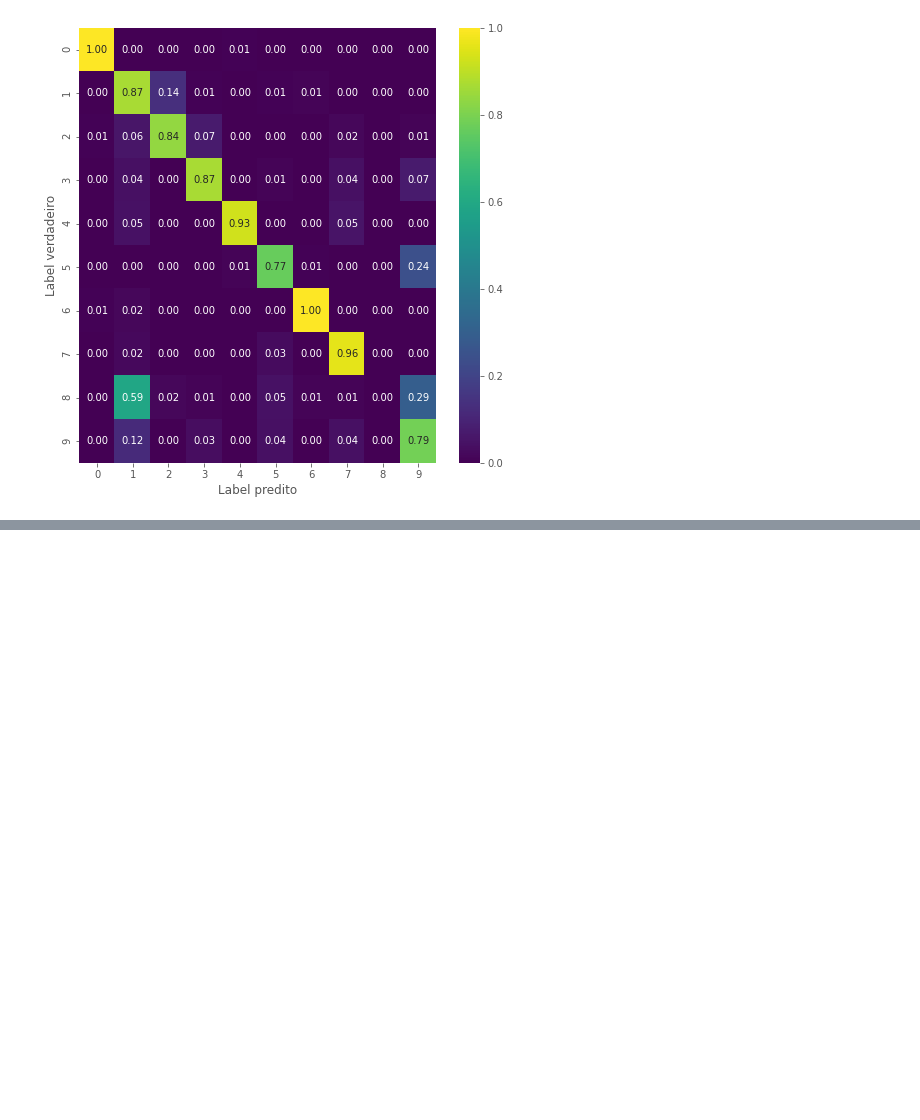
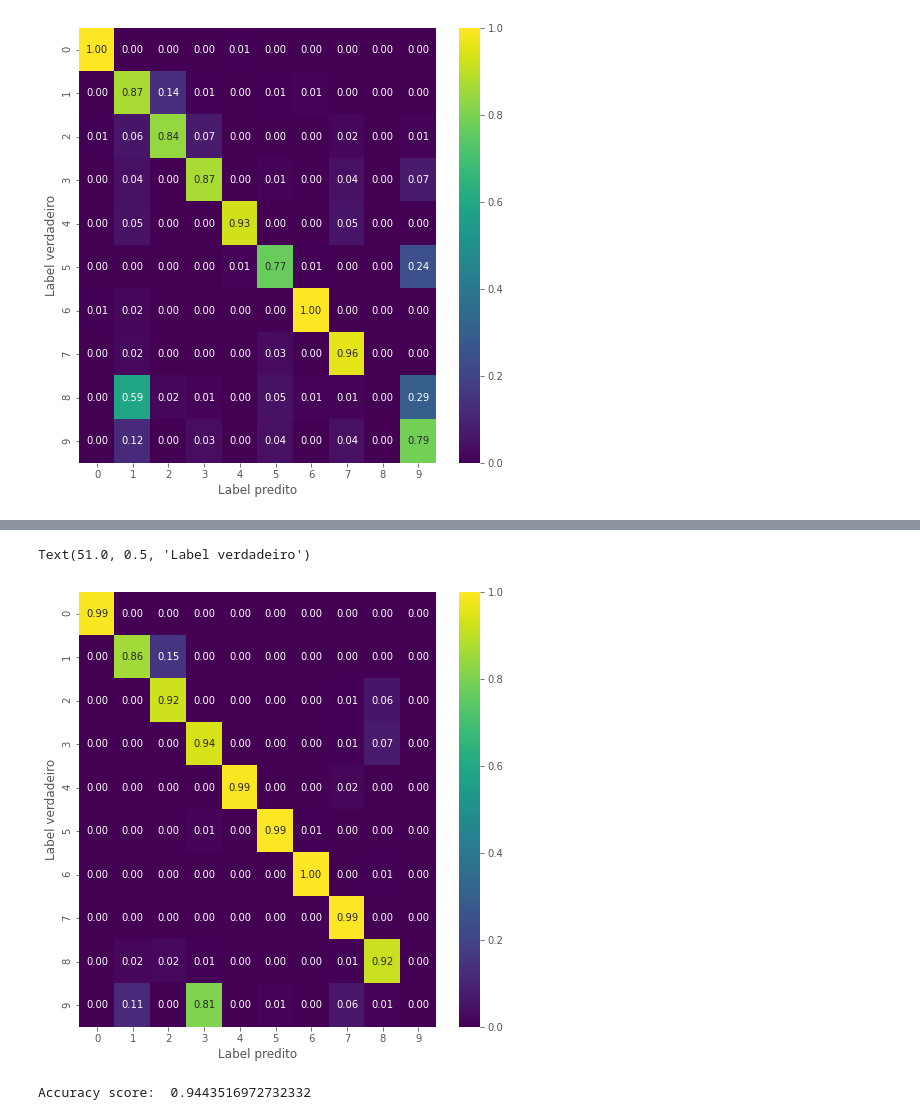
Before and after one commit to tutss/datascience, a Jupyter notebook: K-Means.ipynb, the cells around one changed output, grey strips where cells are left out. Drawn from its saved outputs; the diff is of its cells as text; code cells hidden in the pictures; blank space fills up the shorter version.

```diff
--- a/K-Means.ipynb
+++ b/K-Means.ipynb
@@ -241,0 +290,25 @@ Text(51.0, 0.5, 'Label verdadeiro')
+# %%
+mx = confusion_matrix(digits.target, labels).max()
+plt.figure(figsize=(8,8))
+sns.heatmap(confusion_matrix(digits.target, labels)/mx, cmap='viridis', annot=True, fmt='.2f')
+plt.xlabel("Label predito")
+plt.ylabel("Label verdadeiro")
+# %% [output]
+Text(51.0, 0.5, 'Label verdadeiro')
+[figure, added]
+# %%
+tsne = TSNE(init='pca', random_state=3)
+d_proj = tsne.fit_transform(digits.data)
+kmeans = KMeans(n_clusters=10, random_state=3)
+y_result = kmeans.fit_predict(d_proj)
+
+labels = np.zeros_like(y_result)
+
+for i in range(10):
+    mask = (y_result == i)
+    labels[mask] = mode(digits.target[mask])[0]
+
+acc = accuracy_score(digits.target, labels)
+print("Accuracy score:  {}".format(acc))
+# %% [output]
+Accuracy score:  0.9443516972732332
```
Also changed, not shown: parts of 21 cells of this notebook.
